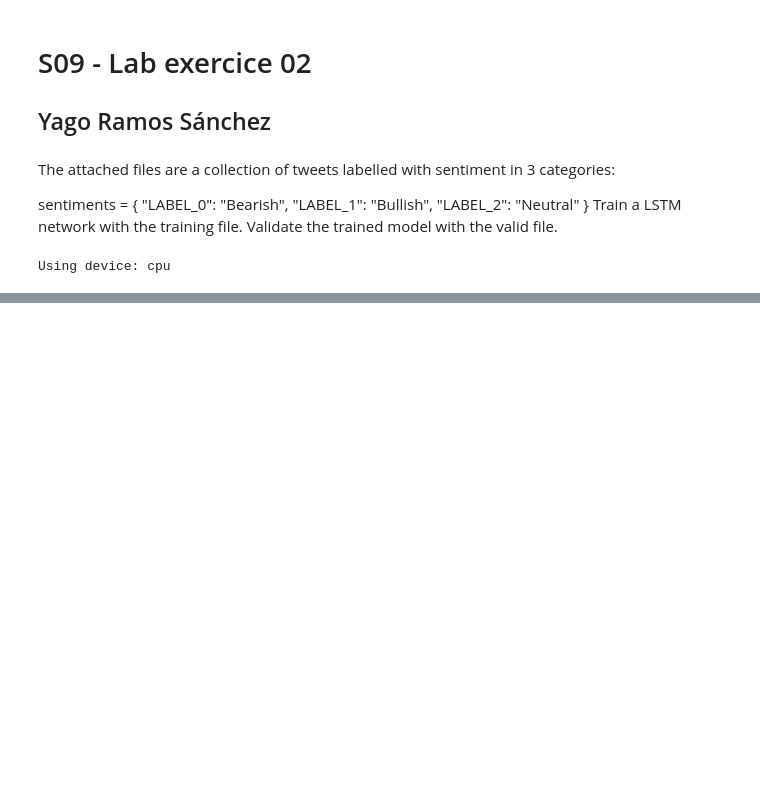
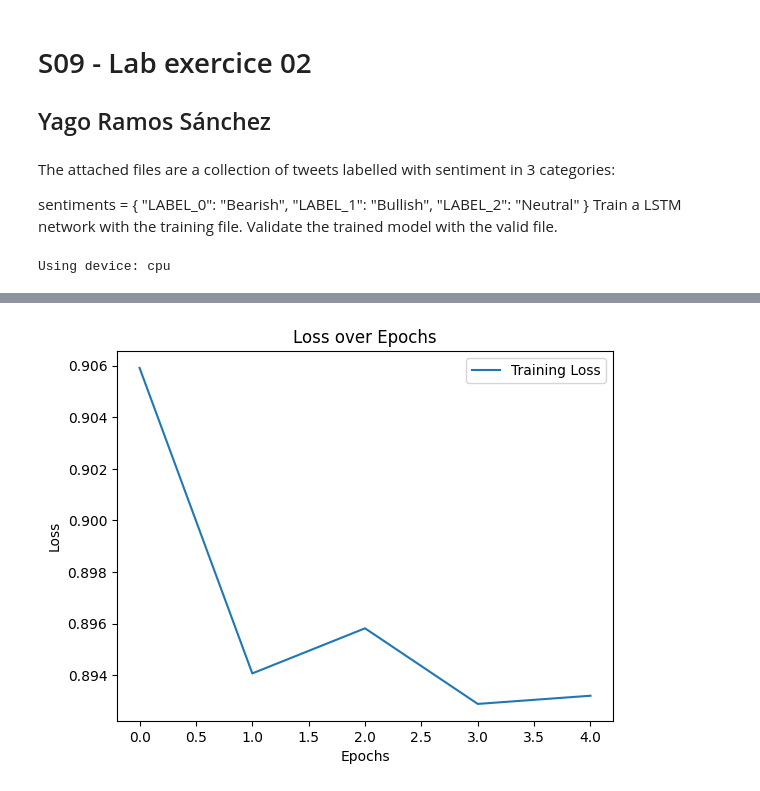
Before and after one commit to yagooramos/speech_and_language_processing, a Jupyter notebook: S09/S09_lab_02.ipynb, the cells around one changed output, grey strips where cells are left out. Saved outputs shown, nothing was run; the diff lists cells and outputs as text; code cells hidden in the pictures; blank space fills up the shorter version.

```diff
--- a/S09/S09_lab_02.ipynb
+++ b/S09/S09_lab_02.ipynb
@@ -132,7 +132,7 @@ device = torch.device('cuda' if torch.cuda.is_available() else 'cpu')
 print(f"Using device: {device}")
 
 EMBED_DIM = 128
-HIDDEN_DIM = 64
+HIDDEN_DIM = 128
 NUM_CLASSES = 3
 
 model = SentimentLSTM(vocab_size=MAX_WORDS, embed_dim=EMBED_DIM, hidden_dim=HIDDEN_DIM, num_classes=NUM_CLASSES)
@@ -143,3 +143,52 @@ criterion = nn.CrossEntropyLoss()
 optimizer = torch.optim.Adam(model.parameters(), lr=0.001)
 # %% [output]
 Using device: cpu
+# %%
+# We train the model for a few epochs.
+# We track the loss to ensure the model is actually learning from the data.
+
+EPOCHS = 5
+
+print("Starting training...")
+train_losses = []
+
+for epoch in range(EPOCHS):
+    model.train() # Set model to training mode
+    total_loss = 0
+    correct_predictions = 0
+    total_samples = 0
+
+    for inputs, labels in train_loader:
+        inputs, labels = inputs.to(device), labels.to(device)
+
+        # 1. Zero the gradients
+        optimizer.zero_grad()
+
+        # 2. Forward pass
+        predictions = model(inputs)
+        loss = criterion(predictions, labels)
+
+        # 3. Backward pass & Optimizer step
+        loss.backward()
+        optimizer.step()
+
+        # Track metrics
+        total_loss += loss.item()
+        _, predicted_classes = torch.max(predictions, dim=1)
+        correct_predictions += (predicted_classes == labels).sum().item()
+        total_samples += labels.size(0)
+
+    avg_loss = total_loss / len(train_loader)
+    accuracy = correct_predictions / total_samples
+    train_losses.append(avg_loss)
+
+    print(f"Epoch [{epoch+1}/{EPOCHS}] | Loss: {avg_loss:.4f} | Accuracy: {accuracy:.4f}")
+
+# Plot training loss
+plt.plot(train_losses, label='Training Loss')
+plt.title('Loss over Epochs')
+plt.xlabel('Epochs')
+plt.ylabel('Loss')
+plt.legend()
+plt.show()
+# %% [output]
@@ -145,0 +201 @@ Using device: cpu
+[figure, added]
```
Also changed, not shown: parts of 1 cell of this notebook.
